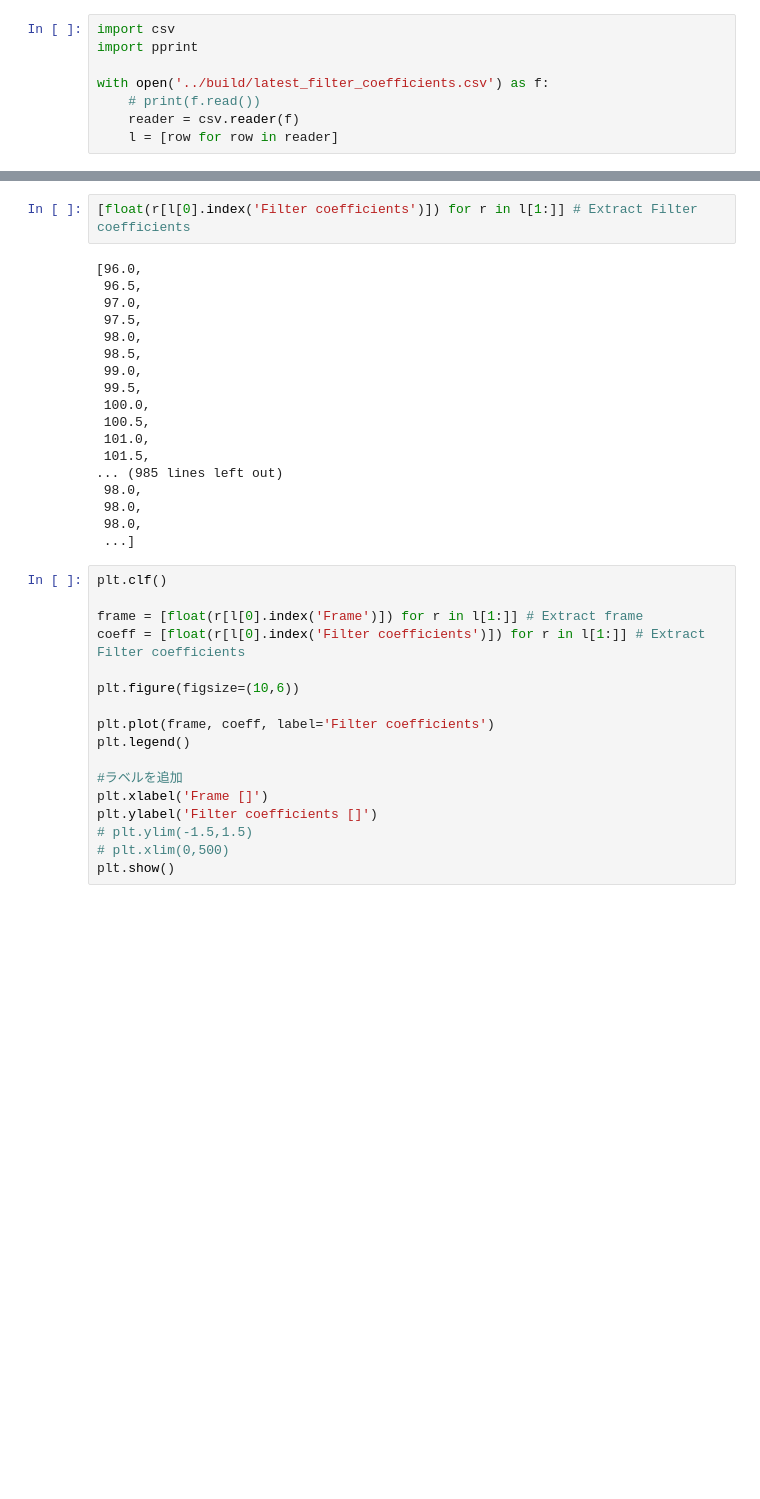
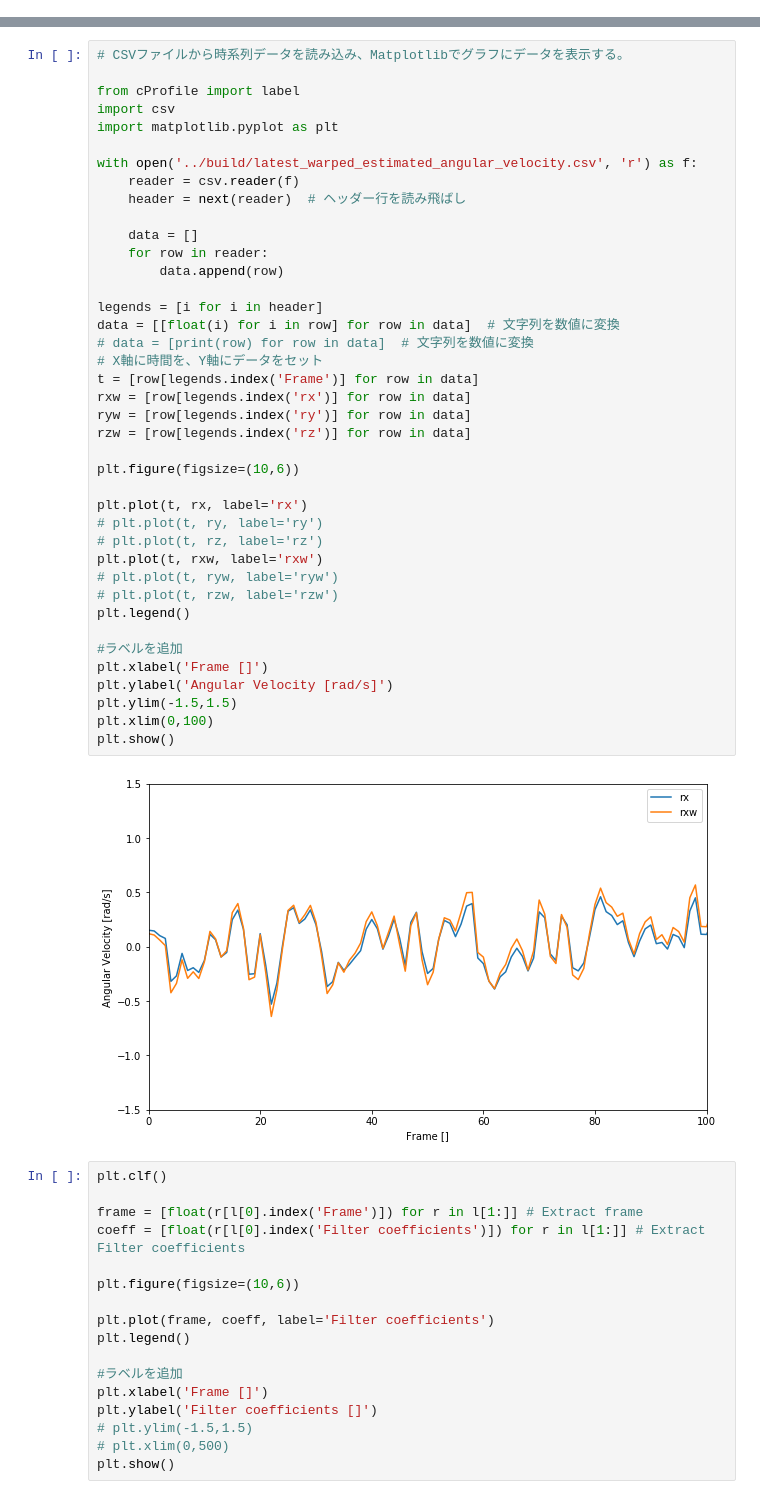
Before and after one commit to yossato/virtualGimbal, a Jupyter notebook: post_processing_software/jupyter/visualize_log.ipynb, the cells around one changed output, grey strips where cells are left out. Drawn from its saved outputs; the diff is of its cells as text; blank space fills up the shorter version.

```diff
--- a/post_processing_software/jupyter/visualize_log.ipynb
+++ b/post_processing_software/jupyter/visualize_log.ipynb
@@ -40,8 +39,0 @@ plt.show()
-# %%
-import csv
-import pprint
-
-with open('../build/latest_filter_coefficients.csv') as f:
-    # print(f.read())
-    reader = csv.reader(f)
-    l = [row for row in reader]
@@ -92,23 +40,45 @@ l[0].index('Frame')
-# %%
-[float(r[l[0].index('Filter coefficients')]) for r in l[1:]] # Extract Filter coefficients
-# %% [output]
-[96.0,
- 96.5,
- 97.0,
- 97.5,
- 98.0,
- 98.5,
- 99.0,
- 99.5,
- 100.0,
- 100.5,
- 101.0,
- 101.5,
-... (985 lines left out)
- 98.0,
- 98.0,
- 98.0,
- ...]
+# %%
+# CSVファイルから時系列データを読み込み、Matplotlibでグラフにデータを表示する。
+
+from cProfile import label
+import csv
+import matplotlib.pyplot as plt
+
+with open('../build/latest_warped_estimated_angular_velocity.csv', 'r') as f:
+    reader = csv.reader(f)
+    header = next(reader)  # ヘッダー行を読み飛ばし
+
+    data = []
+    for row in reader:
+        data.append(row)
+
+legends = [i for i in header]
+data = [[float(i) for i in row] for row in data]  # 文字列を数値に変換
+# data = [print(row) for row in data]  # 文字列を数値に変換
+# X軸に時間を、Y軸にデータをセット
+t = [row[legends.index('Frame')] for row in data]
+rxw = [row[legends.index('rx')] for row in data]
+ryw = [row[legends.index('ry')] for row in data]
+rzw = [row[legends.index('rz')] for row in data]
+
+plt.figure(figsize=(10,6))
+
+plt.plot(t, rx, label='rx')
+# plt.plot(t, ry, label='ry')
+# plt.plot(t, rz, label='rz')
+plt.plot(t, rxw, label='rxw')
+# plt.plot(t, ryw, label='ryw')
+# plt.plot(t, rzw, label='rzw')
+plt.legend()
+
+#ラベルを追加
+plt.xlabel('Frame []')
+plt.ylabel('Angular Velocity [rad/s]')
+plt.ylim(-1.5,1.5)
+plt.xlim(0,100)
+plt.show()
+# %% [output]
+[figure, added]
 # %%
 plt.clf()
 
```
Also changed, not shown: parts of 4 cells of this notebook, 2 other files.
